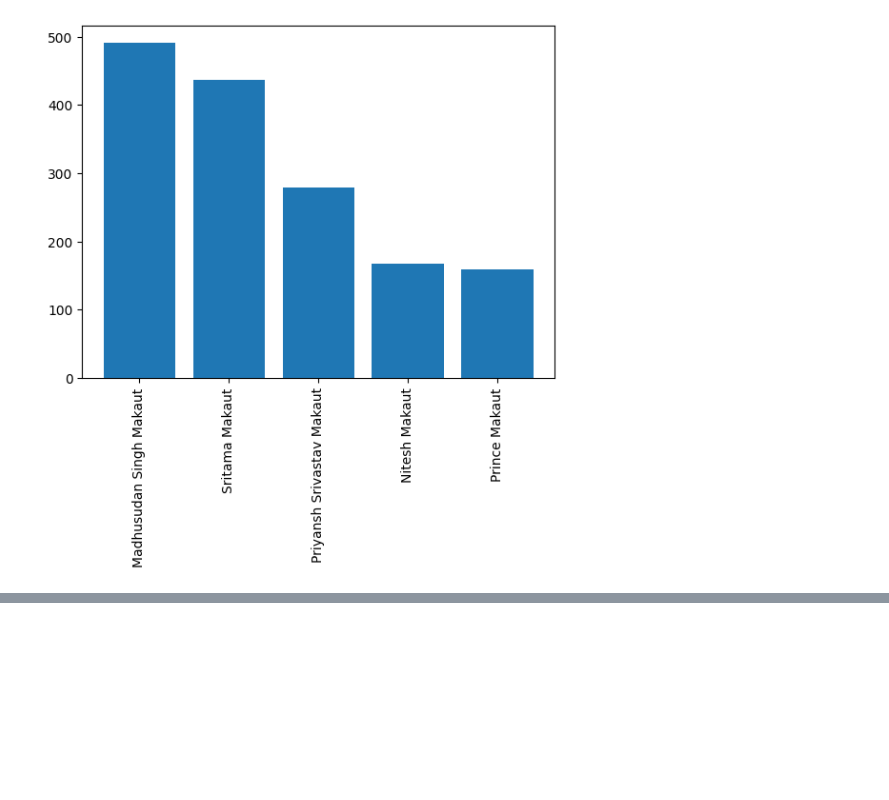
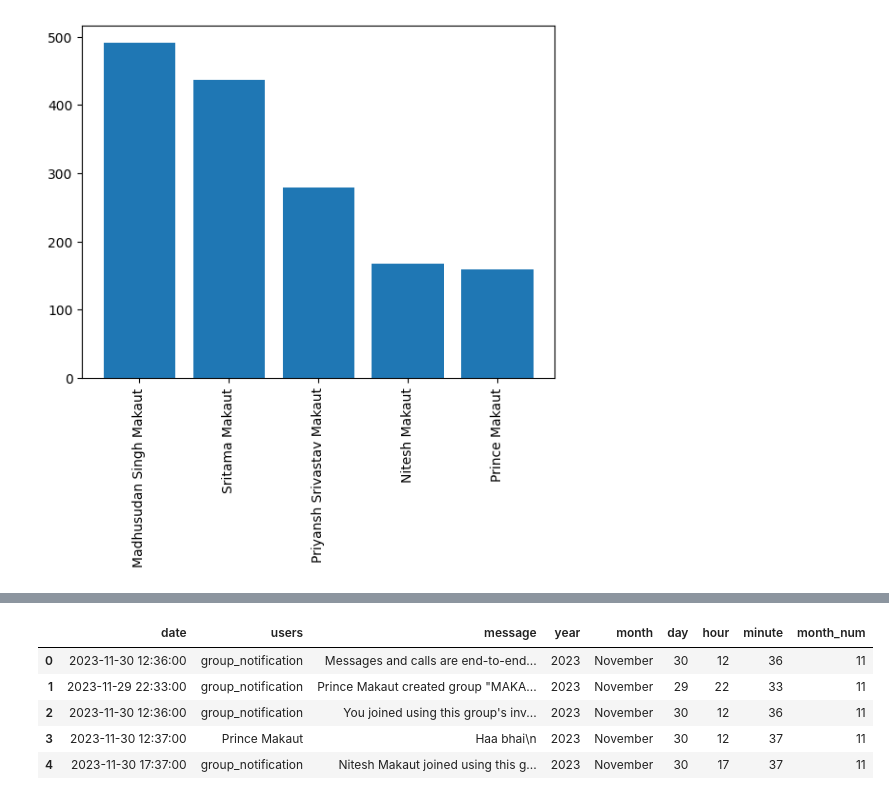
Before and after one commit to FarhaN400/WhatsApp_Chat_Analyzer, a Jupyter notebook: whats_app_chat_analysis.ipynb, the cells around one changed output, grey strips where cells are left out. Saved outputs shown, nothing was run; the diff lists cells and outputs as text; code cells hidden in the pictures; blank space fills up the shorter version.

```diff
--- a/whats_app_chat_analysis.ipynb
+++ b/whats_app_chat_analysis.ipynb
@@ -178,0 +249,9 @@ plt.xticks(rotation='vertical')
+# %%
+df.head()
+# %% [output]
+|  | date | users | message | year | month | day | hour | minute | month_num |
+| 0 | 2023-11-30 12:36:00 | group_notification | Messages and calls are end-to-end... | 2023 | November | 30 | 12 | 36 | 11 |
+| 1 | 2023-11-29 22:33:00 | group_notification | Prince Makaut created group "MAKA... | 2023 | November | 29 | 22 | 33 | 11 |
+| 2 | 2023-11-30 12:36:00 | group_notification | You joined using this group's inv... | 2023 | November | 30 | 12 | 36 | 11 |
+| 3 | 2023-11-30 12:37:00 | Prince Makaut | Haa bhai\n | 2023 | November | 30 | 12 | 37 | 11 |
+| 4 | 2023-11-30 17:37:00 | group_notification | Nitesh Makaut joined using this g... | 2023 | November | 30 | 17 | 37 | 11 |
```
Also changed, not shown: parts of 20 cells of this notebook, 7 other files.
